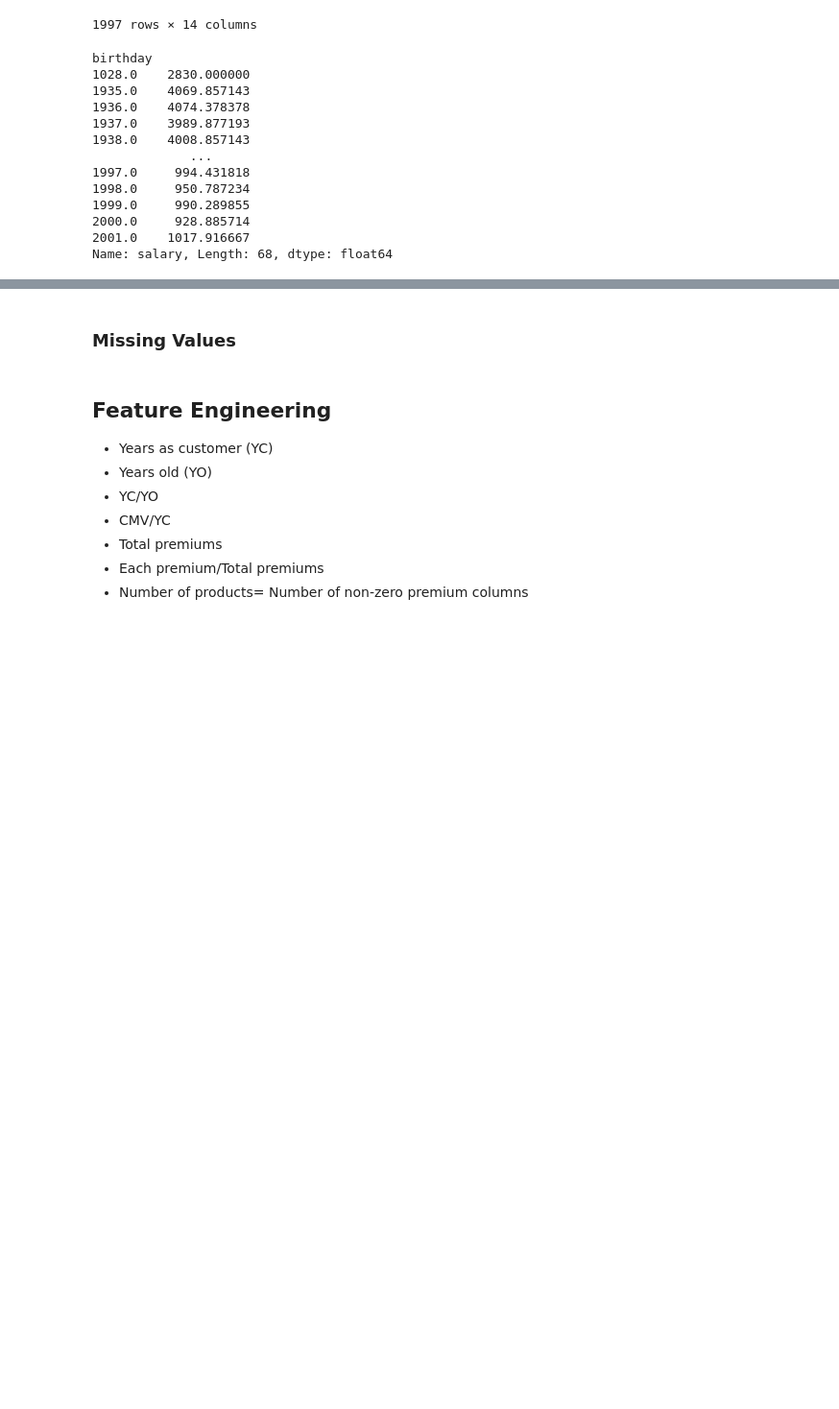
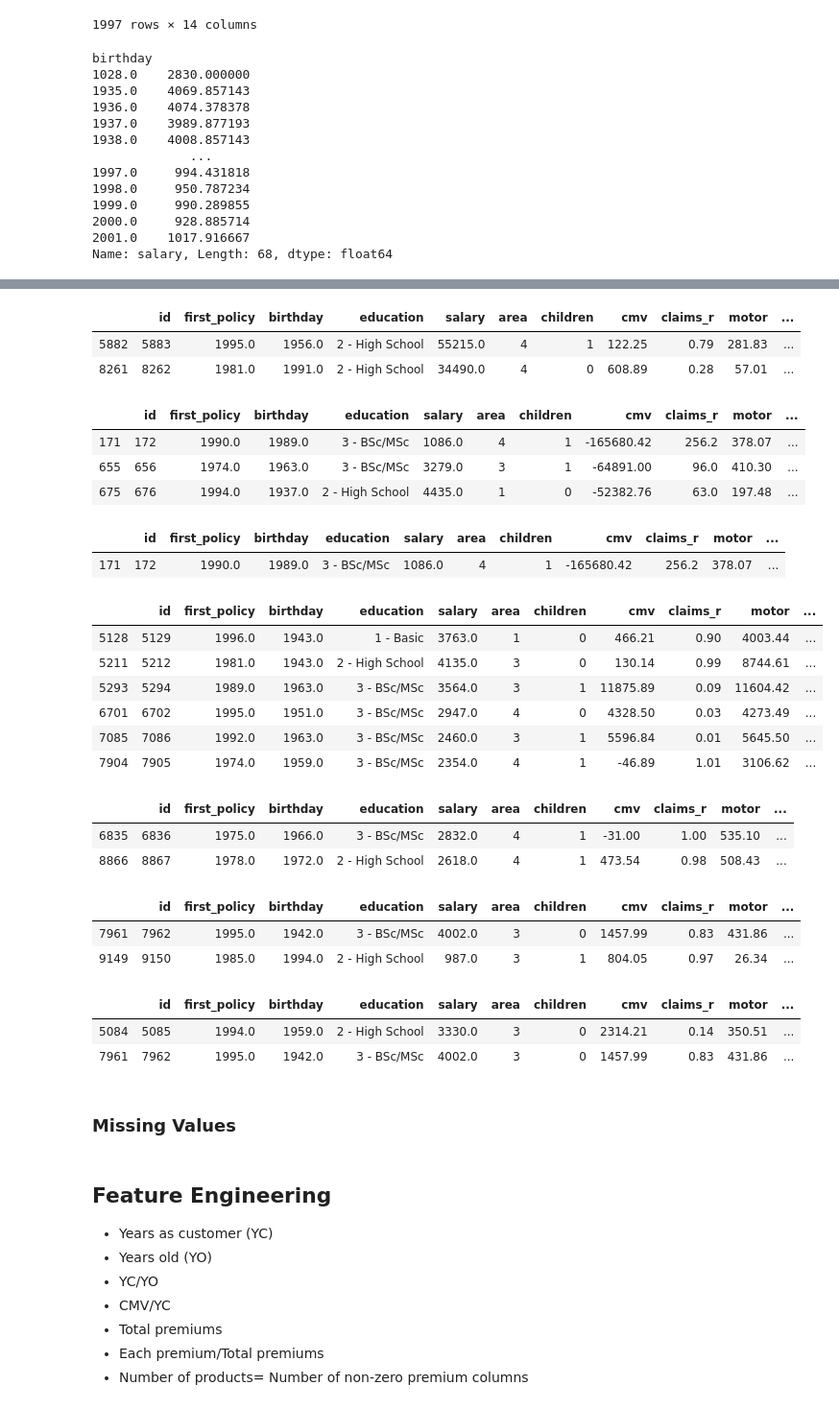
Before and after one commit to NovaIMSStudents/DataMiningFinalProject, a Jupyter notebook: DataAnalysisDM.ipynb, the cells around one changed output, grey strips where cells are left out. Shown at 96% size. Saved outputs shown, nothing was run; the diff lists cells and outputs as text; code cells hidden in the pictures; blank space fills up the shorter version.

```diff
--- a/DataAnalysisDM.ipynb
+++ b/DataAnalysisDM.ipynb
@@ -316,3 +332,51 @@ Name: salary, Length: 68, dtype: float64
+# %%
+df=df.loc[(df["first_policy"]!=53784.0) & (df["birthday"]!=1028.0)] #we have to select the exact value otherwise we will eliminate nans
+# %%
+df.loc[df["salary"]>30000]
+# %% [output]
+|  | id | first_policy | birthday | education | salary | area | children | cmv | claims_r | motor | ... |
+| 5882 | 5883 | 1995.0 | 1956.0 | 2 - High School | 55215.0 | 4 | 1 | 122.25 | 0.79 | 281.83 | ... |
+| 8261 | 8262 | 1981.0 | 1991.0 | 2 - High School | 34490.0 | 4 | 0 | 608.89 | 0.28 | 57.01 | ... |
+# %%
+df.loc[df["cmv"]<-50000]
+# %% [output]
+|  | id | first_policy | birthday | education | salary | area | children | cmv | claims_r | motor | ... |
+| 171 | 172 | 1990.0 | 1989.0 | 3 - BSc/MSc | 1086.0 | 4 | 1 | -165680.42 | 256.2 | 378.07 | ... |
+| 655 | 656 | 1974.0 | 1963.0 | 3 - BSc/MSc | 3279.0 | 3 | 1 | -64891.00 | 96.0 | 410.30 | ... |
+| 675 | 676 | 1994.0 | 1937.0 | 2 - High School | 4435.0 | 1 | 0 | -52382.76 | 63.0 | 197.48 | ... |
+# %%
+df.loc[df["claims_r"]>100]
+# %% [output]
+|  | id | first_policy | birthday | education | salary | area | children | cmv | claims_r | motor | ... |
+| 171 | 172 | 1990.0 | 1989.0 | 3 - BSc/MSc | 1086.0 | 4 | 1 | -165680.42 | 256.2 | 378.07 | ... |
+# %%
+df.loc[df["motor"]>2000]
+# %% [output]
+|  | id | first_policy | birthday | education | salary | area | children | cmv | claims_r | motor | ... |
+| 5128 | 5129 | 1996.0 | 1943.0 | 1 - Basic | 3763.0 | 1 | 0 | 466.21 | 0.90 | 4003.44 | ... |
+| 5211 | 5212 | 1981.0 | 1943.0 | 2 - High School | 4135.0 | 3 | 0 | 130.14 | 0.99 | 8744.61 | ... |
+| 5293 | 5294 | 1989.0 | 1963.0 | 3 - BSc/MSc | 3564.0 | 3 | 1 | 11875.89 | 0.09 | 11604.42 | ... |
+| 6701 | 6702 | 1995.0 | 1951.0 | 3 - BSc/MSc | 2947.0 | 4 | 0 | 4328.50 | 0.03 | 4273.49 | ... |
+| 7085 | 7086 | 1992.0 | 1963.0 | 3 - BSc/MSc | 2460.0 | 3 | 1 | 5596.84 | 0.01 | 5645.50 | ... |
+| 7904 | 7905 | 1974.0 | 1959.0 | 3 - BSc/MSc | 2354.0 | 4 | 1 | -46.89 | 1.01 | 3106.62 | ... |
+# %%
+df.loc[df["household"]>5000]
+# %% [output]
+|  | id | first_policy | birthday | education | salary | area | children | cmv | claims_r | motor | ... |
+| 6835 | 6836 | 1975.0 | 1966.0 | 3 - BSc/MSc | 2832.0 | 4 | 1 | -31.00 | 1.00 | 535.10 | ... |
+| 8866 | 8867 | 1978.0 | 1972.0 | 2 - High School | 2618.0 | 4 | 1 | 473.54 | 0.98 | 508.43 | ... |
+# %%
+df.loc[df["health"]>5000]
+# %% [output]
+|  | id | first_policy | birthday | education | salary | area | children | cmv | claims_r | motor | ... |
+| 7961 | 7962 | 1995.0 | 1942.0 | 3 - BSc/MSc | 4002.0 | 3 | 0 | 1457.99 | 0.83 | 431.86 | ... |
+| 9149 | 9150 | 1985.0 | 1994.0 | 2 - High School | 987.0 | 3 | 1 | 804.05 | 0.97 | 26.34 | ... |
+# %%
+df.loc[df["work_comp"]>750]
+# %% [output]
+|  | id | first_policy | birthday | education | salary | area | children | cmv | claims_r | motor | ... |
+| 5084 | 5085 | 1994.0 | 1959.0 | 2 - High School | 3330.0 | 3 | 0 | 2314.21 | 0.14 | 350.51 | ... |
+| 7961 | 7962 | 1995.0 | 1942.0 | 3 - BSc/MSc | 4002.0 | 3 | 0 | 1457.99 | 0.83 | 431.86 | ... |
 # %% [markdown]
 ### Missing Values
 # %% [markdown]
```
Also changed, not shown: parts of 3 cells of this notebook.
